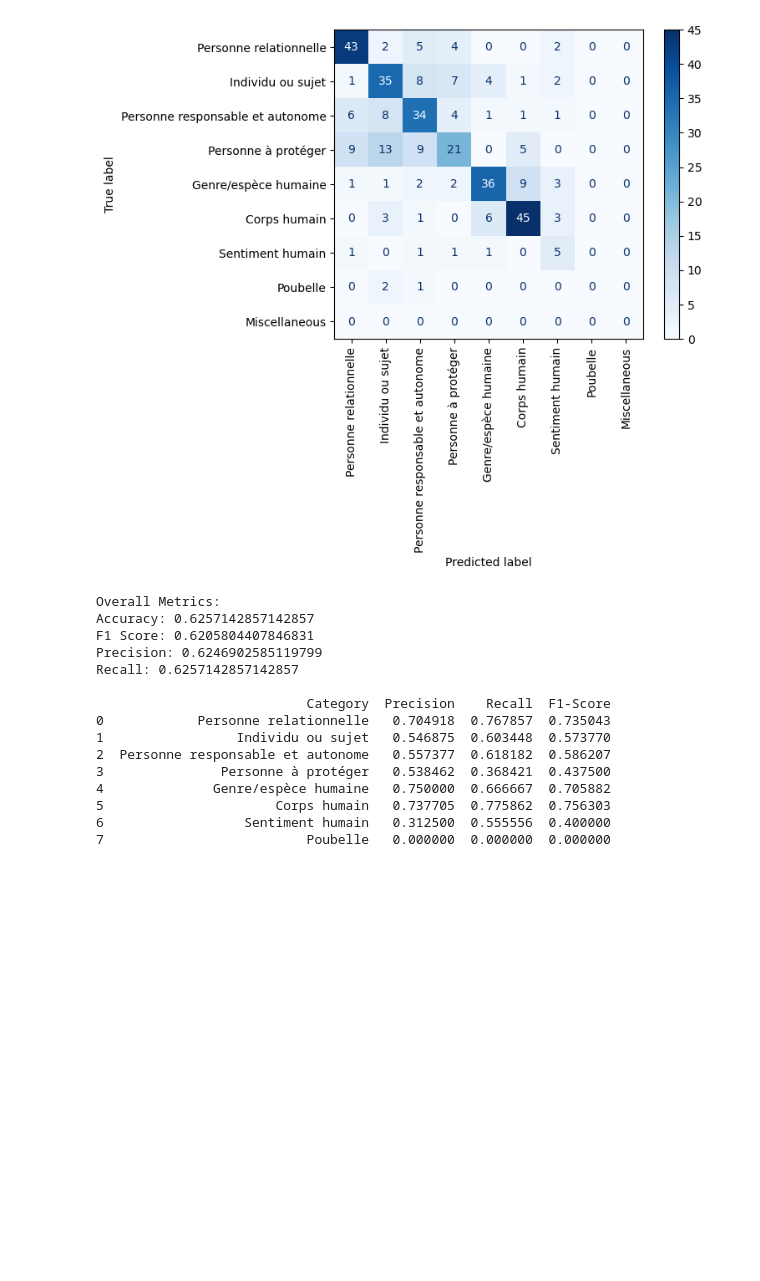
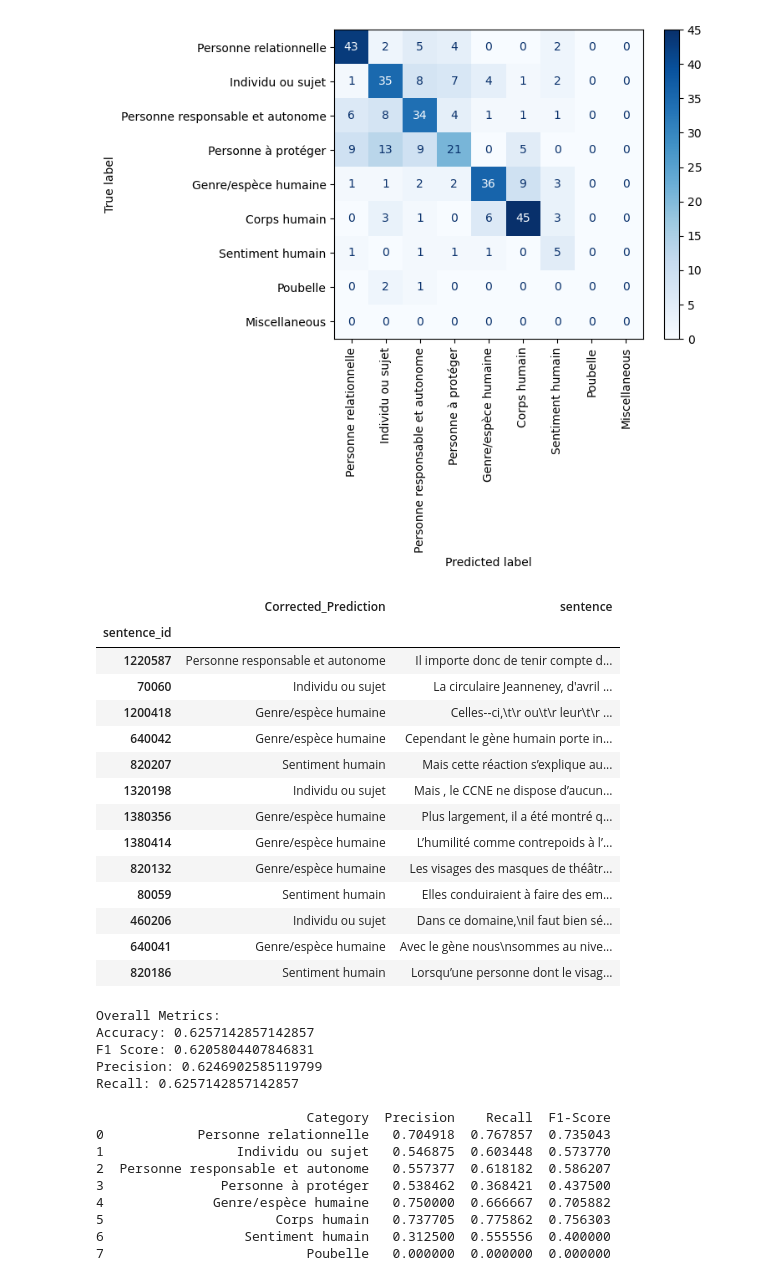
Before and after one commit to LeoMaurice/CCNE, a Jupyter notebook: src/LLM/GPT35_finetuning_multicat.ipynb, the cells around one changed output. Saved outputs shown, nothing was run; the diff lists cells and outputs as text; code cells hidden in the pictures; blank space fills up the shorter version.

```diff
--- a/src/LLM/GPT35_finetuning_multicat.ipynb
+++ b/src/LLM/GPT35_finetuning_multicat.ipynb
@@ -140,7 +142,7 @@ import pandas as pd
 from sklearn.metrics import confusion_matrix, ConfusionMatrixDisplay
 import matplotlib.pyplot as plt
 
-rerun = True
+rerun = False
 
 # Set up your OpenAI API key
 client = OpenAI(
@@ -207,3 +210,27 @@ test.to_pickle('../../data/intermediate/big/gpt/gpt_test_with_predictions.pkl')
+# %%
+pd.set_option('display.max_colwidth', None)
+
+cat_a_corriger = "Corps humain"
+
+test[(test['Corrected_Prediction']!=cat_a_corriger) & (test['Personne']==cat_a_corriger)].join(annotations_file[["sentence"]])[
+    ["Corrected_Prediction","sentence"]
+    ]
+# %% [output]
+|  | Corrected_Prediction | sentence |
+| sentence_id |  |  |
+| 1220587 | Personne responsable et autonome | Il importe donc de tenir compte d... |
+| 70060 | Individu ou sujet | La circulaire Jeanneney, d'avril ... |
+| 1200418 | Genre/espèce humaine | Celles-­‐ci,\t\r ou\t\r leur\t\r ... |
+| 640042 | Genre/espèce humaine | Cependant le gène humain porte in... |
+| 820207 | Sentiment humain | Mais cette réaction s’explique au... |
+| 1320198 | Individu ou sujet | Mais , le CCNE ne dispose d’aucun... |
+| 1380356 | Genre/espèce humaine | Plus largement, il a été montré q... |
+| 1380414 | Genre/espèce humaine | L’humilité comme contrepoids à l’... |
+| 820132 | Genre/espèce humaine | Les visages des masques de théâtr... |
+| 80059 | Sentiment humain | Elles conduiraient à faire des em... |
+| 460206 | Individu ou sujet | Dans ce domaine,\nil faut bien sé... |
+| 640041 | Genre/espèce humaine | Avec le gène nous\nsommes au nive... |
+| 820186 | Sentiment humain | Lorsqu’une personne dont le visag... |
 # %%
 import pandas as pd
 from sklearn.metrics import accuracy_score, f1_score, precision_score, recall_score
```
Also changed, not shown: parts of 4 cells of this notebook.
